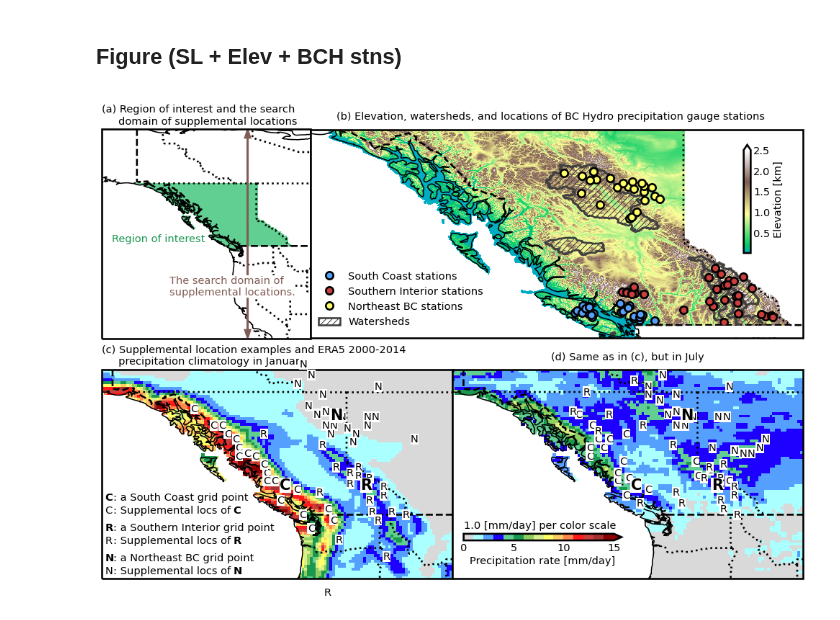
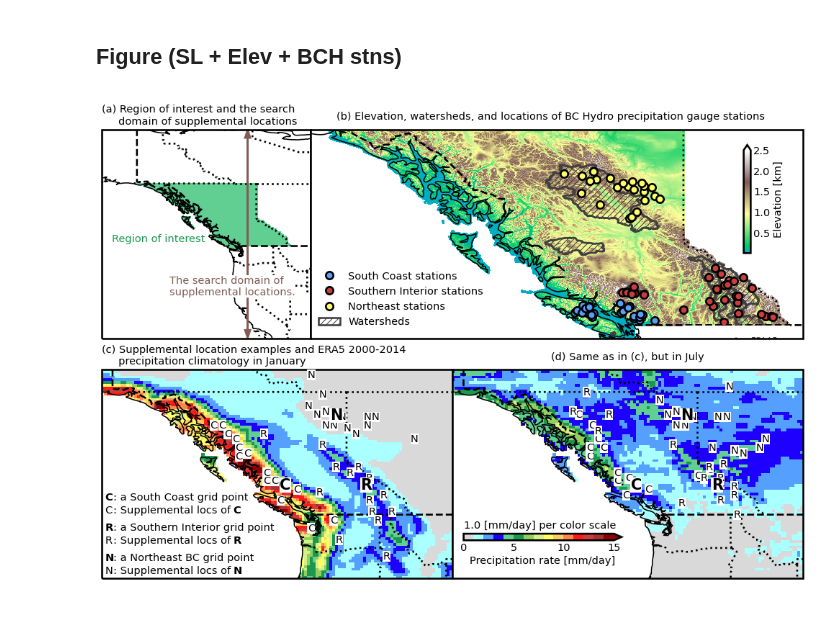
Before and after one commit to yingkaisha/rainbow, a Jupyter notebook: publish/PLOT_Domain_plot.ipynb, the cells around one changed output. Drawn from its saved outputs; the diff is of its cells as text; code cells hidden in the pictures.

```diff
--- a/publish/PLOT_Domain_plot.ipynb
+++ b/publish/PLOT_Domain_plot.ipynb
@@ -321,7 +321,7 @@ handle1 = ax2.plot(stn_lon[loc_pick==1], stn_lat[loc_pick==1], 'ro', mfc=cyan, m
 handle2 = ax2.plot(stn_lon[loc_pick==2], stn_lat[loc_pick==2], 'ro', mfc=red, ms=10, mec='k',
                   mew=2.5, zorder=4, label='Southern Interior stations')
 handle3 = ax2.plot(stn_lon[loc_pick==3], stn_lat[loc_pick==3], 'ro', mfc=yellow, ms=10, mec='k',
-                  mew=2.5, zorder=4, label='Northeast BC stations')
+                  mew=2.5, zorder=4, label='Northeast stations')
 handle_patch = patches.Patch(facecolor='none', edgecolor='0.25', linewidth=2.5, hatch='///', label='Watersheds')
 
 pad = 0.05
@@ -345,7 +345,7 @@ for n, ax in enumerate(AX_SL):
 
         handle_text.append(ax.text(base_lon[indx, indy], base_lat[indx, indy], M[i],
                                    fontsize=20, fontweight='bold', zorder=5))
-        for j in range(20):
+        for j in range(15):
             handle_text.append(ax.text(base_lon[SL_indx[j], SL_indy[j]], base_lat[SL_indx[j], SL_indy[j]], M[i],
                                        fontsize=14, zorder=4))
 for handle in handle_text:
@@ -382,31 +382,31 @@ LG.get_frame().set_linewidth(0)
 LG.get_frame().set_alpha(1.0)
 
 ax_base = fig.add_axes([0.516, 0.0235+0.02, 0.225, 0.05])
 [j.set_linewidth(0) for j in ax_base.spines.values()]
 ax_base.tick_params(axis='both', left=False, top=False, right=False, bottom=False, \
                     labelleft=False, labeltop=False, labelright=False, labelbottom=False)
 cax = inset_axes(ax_base, height='27.5%', width='100%', borderpad=0, loc=2)
 CBar = plt.colorbar(CS_[1], orientation='horizontal', extend='max', cax=cax) #, ticks=[0, 2, 4, 6, 8, 10]
 CBar.ax.tick_params(axis='x', labelsize=14, direction='in', length=0)
 CBar.set_label('Precipitation rate [mm/day]', fontsize=14)
 CBar.outline.set_linewidth(2.5)
 
 ax_w2 = fig.add_axes([0.516, 0.06+0.02, 0.05, 0.02])
 ax_w2.set_axis_off()
 ax_w2.text(0, 1, '1.0 [mm/day] per color scale', ha='left', va='bottom', fontsize=14, transform=ax_w2.transAxes);
 
 ax_base = fig.add_axes([0.915, 0.6775, 0.05, 0.225])
 [j.set_linewidth(0) for j in ax_base.spines.values()]
 ax_base.tick_params(axis='both', left=False, top=False, right=False, bottom=False, \
                     labelleft=False, labeltop=False, labelright=False, labelbottom=False)
 cax = inset_axes(ax_base, height='100%', width='20%', borderpad=0, loc=2)
 CBar = plt.colorbar(CS_elev, orientation='vertical', extend='max', cax=cax)
 CBar.ax.tick_params(axis='y', labelsize=14, direction='in', length=0)
 CBar.set_label('Elevation [km]', fontsize=14)
 CBar.outline.set_linewidth(2.5)
 
 if need_publish:
     # Save figure
     fig.savefig(fig_dir+'AnEn_SL_domain.png', format='png', **fig_keys)
 # %% [output]
-[figure, old version]
+[figure, new version]
```
